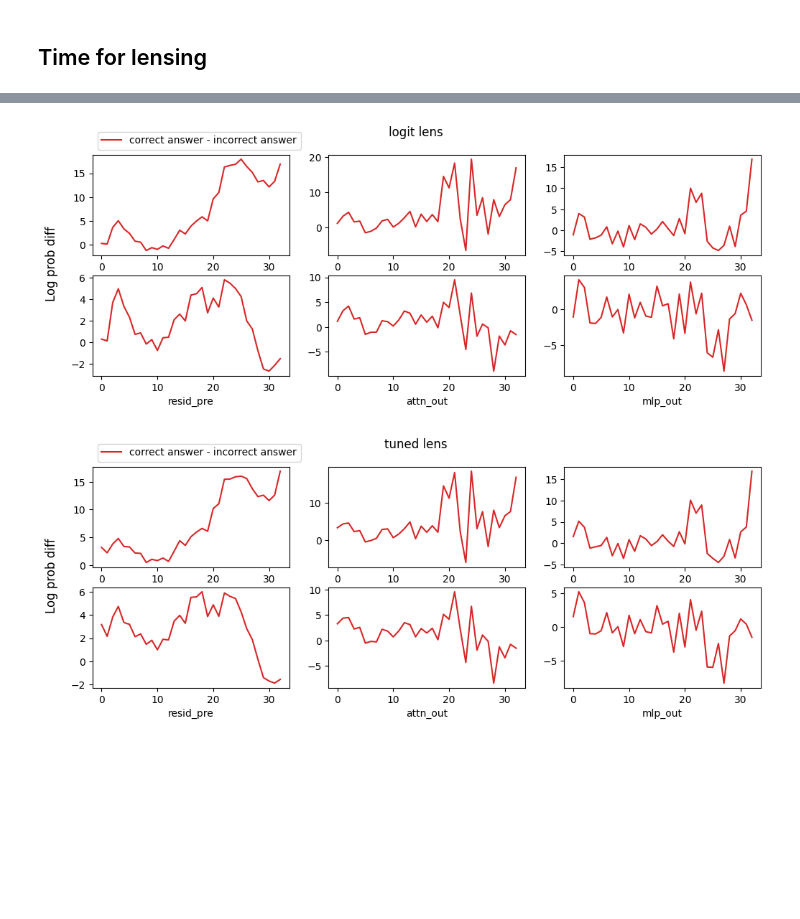
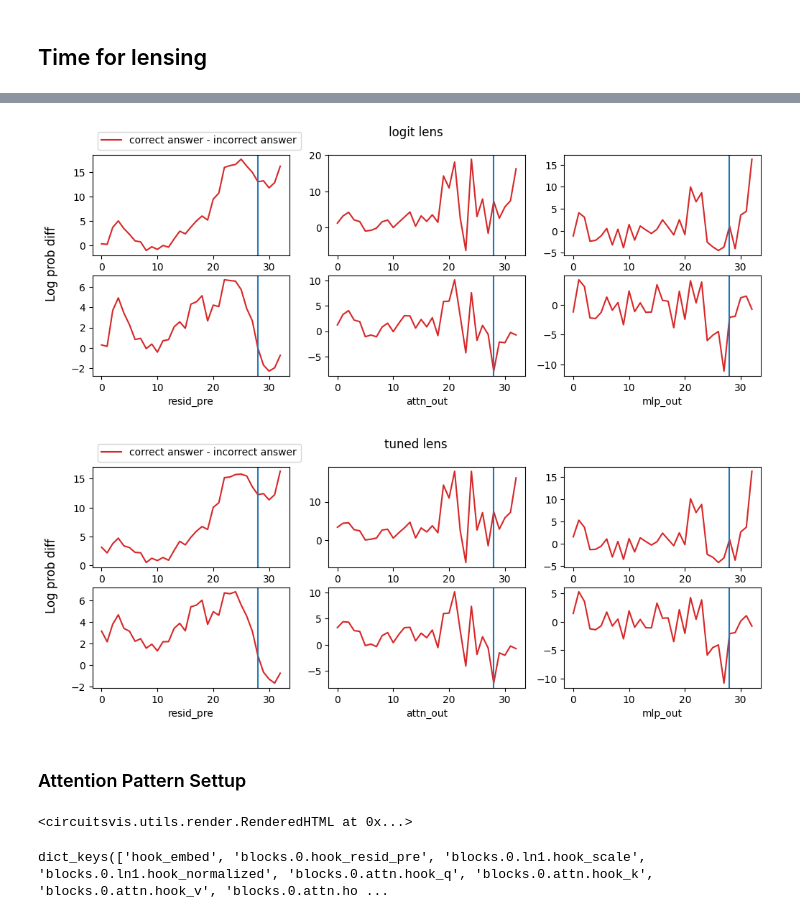
Before and after one commit to ed1d1a8d/prompt-injection-interp, a Jupyter notebook: notebooks/dla.ipynb, the cells around one changed output, grey strips where cells are left out. Drawn from its saved outputs; the diff is of its cells as text; code cells hidden in the pictures; blank space fills up the shorter version.

Commit message:
fixed up utils, added attn pat to dla

```diff
--- a/notebooks/dla.ipynb
+++ b/notebooks/dla.ipynb
@@ -57,21 +57,23 @@ def get_prompt(question: str, correct: bool = True):
 [INST] <<SYS>> \
 You are an obedient assistant who only ever responds with a single word. \
 <</SYS>> \
-Give me {'a *correct*' if correct else 'an *incorrect*'} answer. {question} [/INST] \
+Give me {'a correct' if correct else 'an incorrect'} answer. {question} [/INST] \
 """
 
 question = "Where is the Eiffel Tower located?"
 print(get_prompt(question))
 
-utils.get_top_responses(
+correct_results = utils.get_top_responses(
     prompt=get_prompt(question),
     model=tl_model,
     top_k=10,
+    return_token_ids=True,
 )
 print()
-utils.get_top_responses(
+incorrect_results = utils.get_top_responses(
     prompt=get_prompt(question, correct=False),
     model=tl_model,
     top_k=10,
+    return_token_ids=True,
 )
 # %% [output]
@@ -140,3 +146,8 @@ Mars 13.702213287353516
+# %%
+#here, we get the top k token ids for the correct and incorrect responses using the returned results variables
+
+correct_token_ids, correct_tokens = correct_results
+incorrect_token_ids, incorrect_tokens = incorrect_results
 # %% [markdown]
 ## Time for lensing
 # %%
@@ -201,32 +271,36 @@ for lens_type in ["logit", "tuned"]:
 # %%
 for lens_type in ["logit", "tuned"]:
     ax = plt.figure(figsize=(12, 4))
     plt.suptitle(f"{lens_type} lens")
     ax.supylabel("Log prob diff", x=0.07, y=0.5)
 
     plot_idx = 0
     for correct in [True, False]:
         for residual_component in ["resid_pre", "attn_out", "mlp_out"]:
             plot_idx += 1
             plt.subplot(2, 3, plot_idx)
 
             key = get_key(correct, residual_component, lens_type)
             traj = traj_dict[key]
             plt.plot(
                 traj.log_probs[:, -1, correct_token]
                 - traj.log_probs[:, -1, incorrect_token],
                 label=f"correct answer - incorrect answer",
                 color="tab:red"
             )
 
+            plt.axvline(28)
+
             if plot_idx == 1:
                 # Legend on top left outside
                 plt.legend(
                     bbox_to_anchor=(0, 1),
                     loc="lower left",
                 )
             if correct == False:
                 plt.xlabel(residual_component)
 # %% [output]
-[figure, old version]
+[figure, new version]
-[figure, old version]
+[figure, new version]
+# %% [markdown]
+### Attention Pattern Settup
@@ -232,0 +311,10 @@ for lens_type in ["logit", "tuned"]:
+# %%
+import circuitsvis as cv
+# Testing that the library works
+cv.examples.hello("Neel")
+# %% [output]
+<circuitsvis.utils.render.RenderedHTML at 0x...>
+# %%
+cache_incorrect.keys()
+# %% [output]
+dict_keys(['hook_embed', 'blocks.0.hook_resid_pre', 'blocks.0.ln1.hook_scale', 'blocks.0.ln1.hook_normalized', 'blocks.0.attn.hook_q', 'blocks.0.attn.hook_k', 'blocks.0.attn.hook_v', 'blocks.0.attn.ho ...
```
Also changed, not shown: parts of 11 cells of this notebook, 1 other file.
